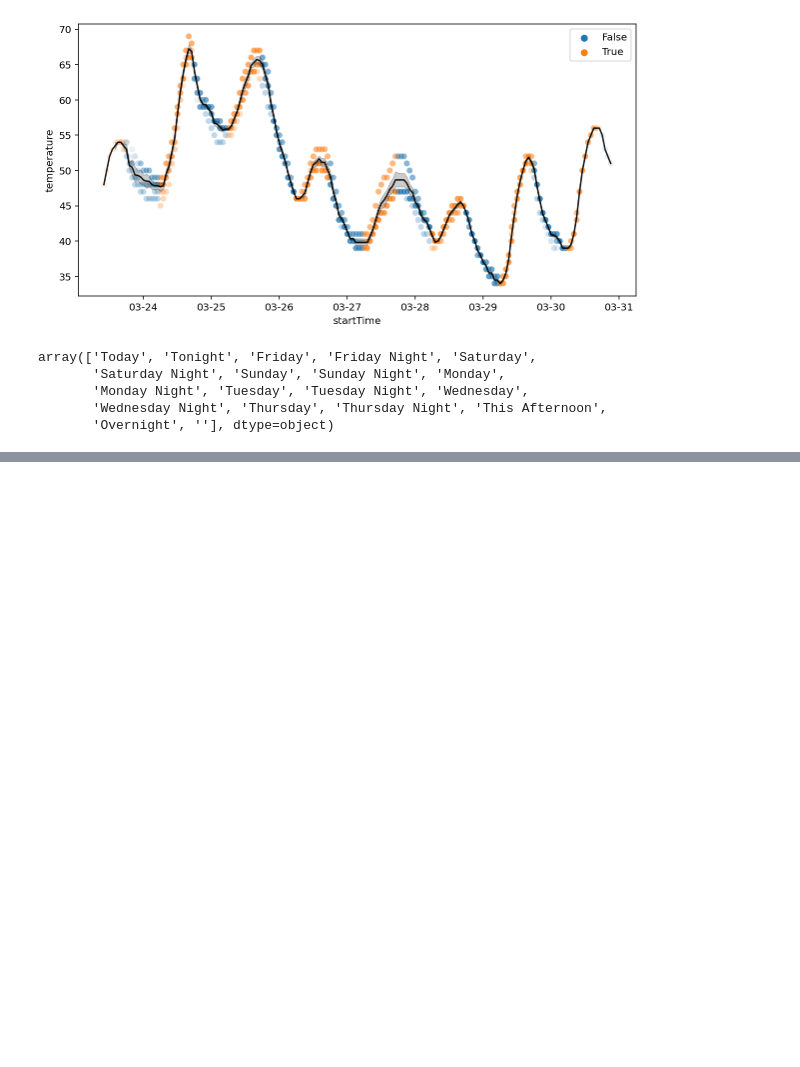
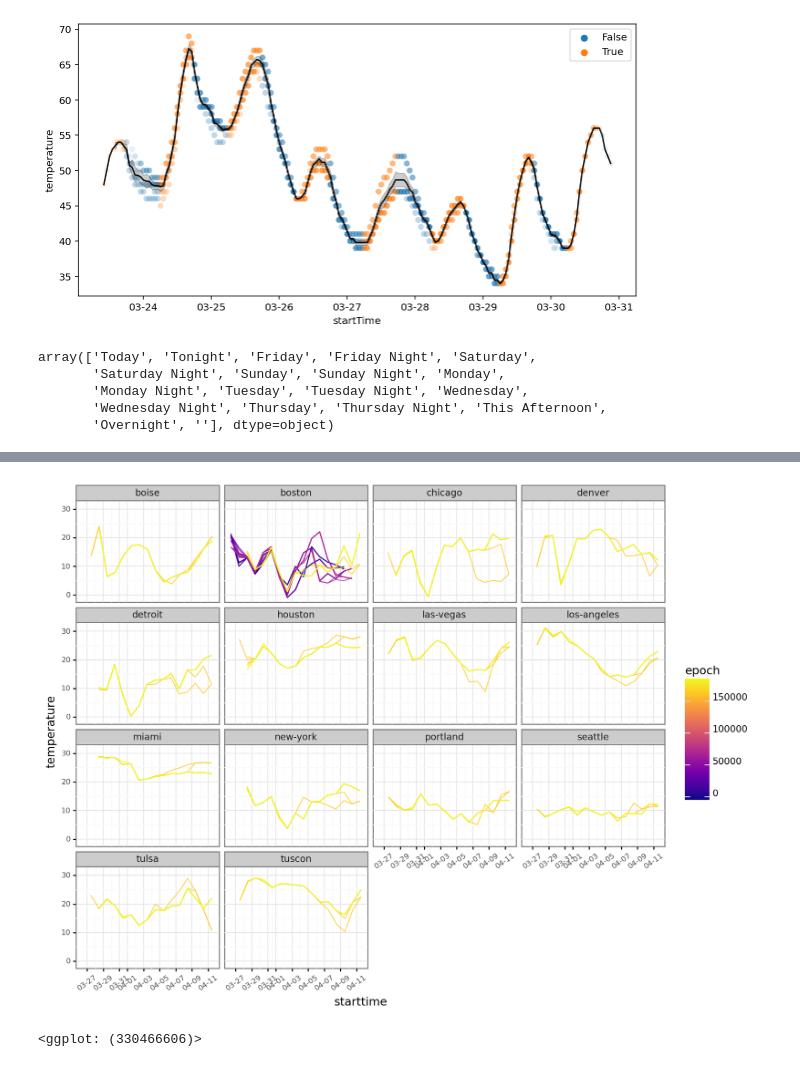
Before and after one commit to jhrcook/weather-forecast-analysis, a Jupyter notebook: data-analysis.ipynb, the cells around one changed output, grey strips where cells are left out. Drawn from its saved outputs; the diff is of its cells as text; code cells hidden in the pictures; blank space fills up the shorter version.

```diff
--- a/data-analysis.ipynb
+++ b/data-analysis.ipynb
@@ -68,0 +112,22 @@ array(['Today', 'Tonight', 'Friday', 'Friday Night', 'Saturday',
+# %%
+d = cc_df.copy()[cc_df.forecast_type == "daily"]
+d["epoch"] = (
+    d["collection_timestamp"] - min(d["collection_timestamp"])
+).dt.total_seconds()
+
+(
+    gg.ggplot(d, gg.aes(x="starttime", y="temperature"))
+    + gg.facet_wrap("~ city", ncol=4)
+    + gg.geom_line(gg.aes(color="epoch", group="factor(epoch)"), alpha=0.8)
+    + gg.scale_x_datetime(date_labels="%m-%d")
+    + gg.scale_color_continuous("plasma")
+    + gg.theme_bw()
+    + gg.theme(
+        figure_size=(10, 8),
+        axis_text_x=gg.element_text(angle=35, size=7),
+        axis_text_y=gg.element_text(size=7),
+    )
+)
+# %% [output]
+[figure, added]
+<ggplot: (330466606)>
```
Also changed, not shown: parts of 5 cells of this notebook, 3 other files.
